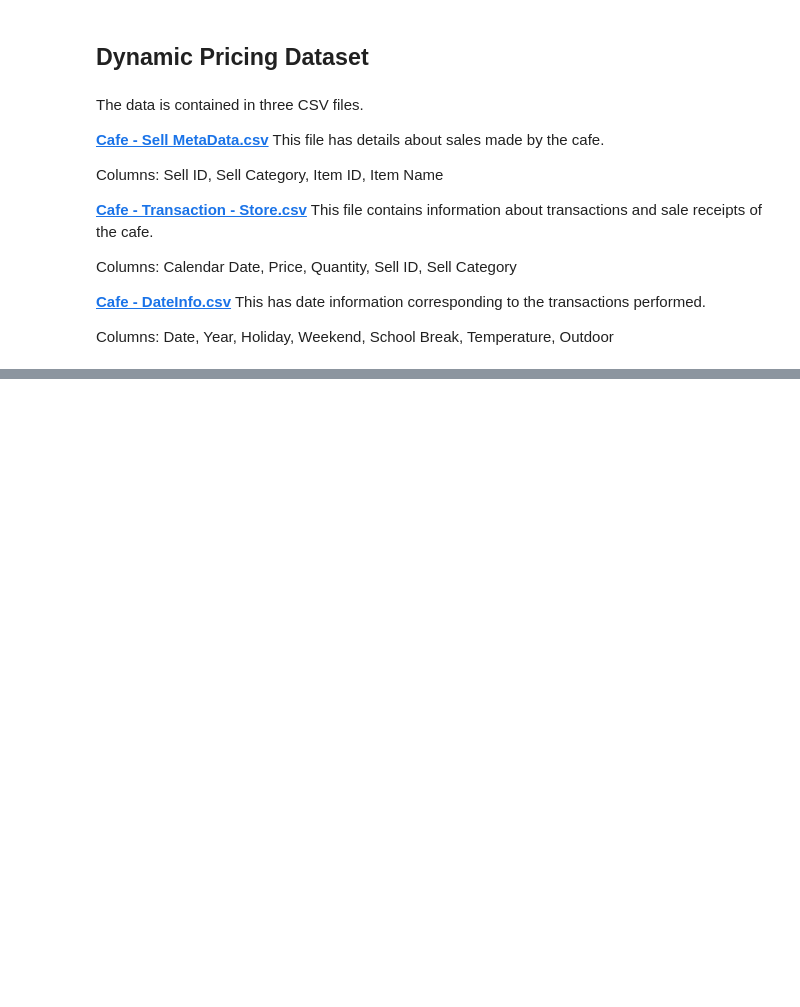
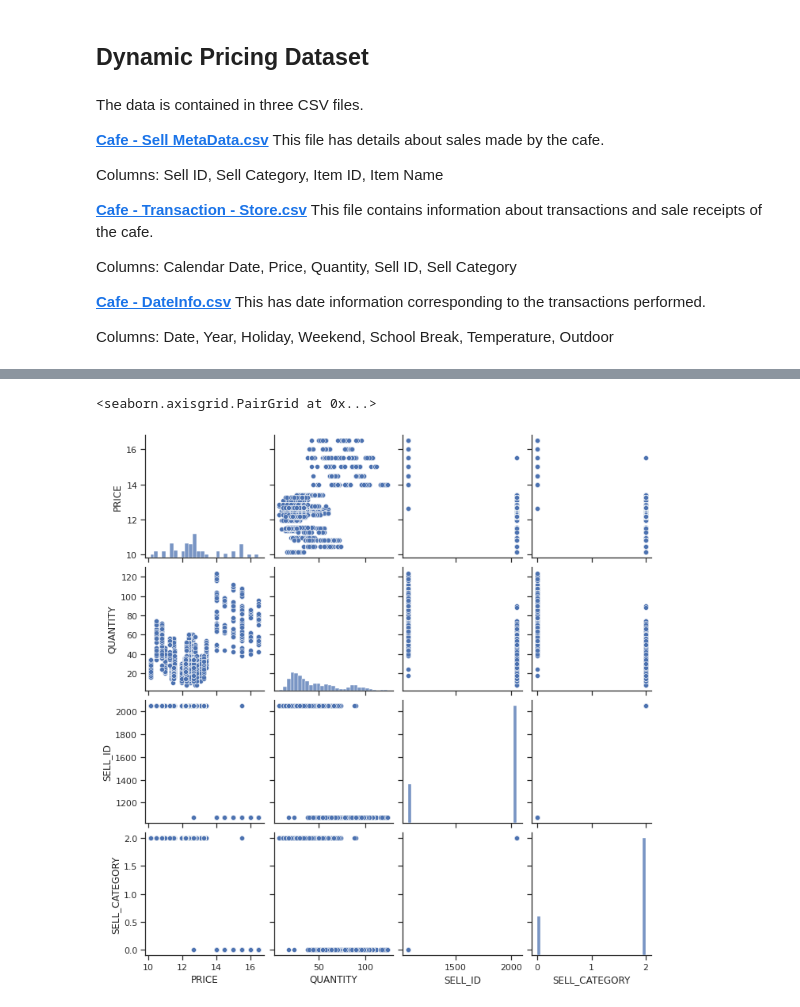
Before and after one commit to anmolg1997/Regression_projects, a Jupyter notebook: Price Optimisation based on Price Elasticity/Retail_Price_Optimization.ipynb, the cells around one changed output, grey strips where cells are left out. Drawn from its saved outputs; the diff is of its cells as text; code cells hidden in the pictures; blank space fills up the shorter version.

```diff
--- a/Price Optimisation based on Price Elasticity/Retail_Price_Optimization.ipynb
+++ b/Price Optimisation based on Price Elasticity/Retail_Price_Optimization.ipynb
@@ -44,0 +222,6 @@ Columns: Date, Year, Holiday, Weekend, School Break, Temperature, Outdoor
+# %%
+# plot a pairplot for the data
+sns.pairplot(transactions)
+# %% [output]
+<seaborn.axisgrid.PairGrid at 0x...>
+[figure, added]
```
Also changed, not shown: parts of 62 cells of this notebook.
